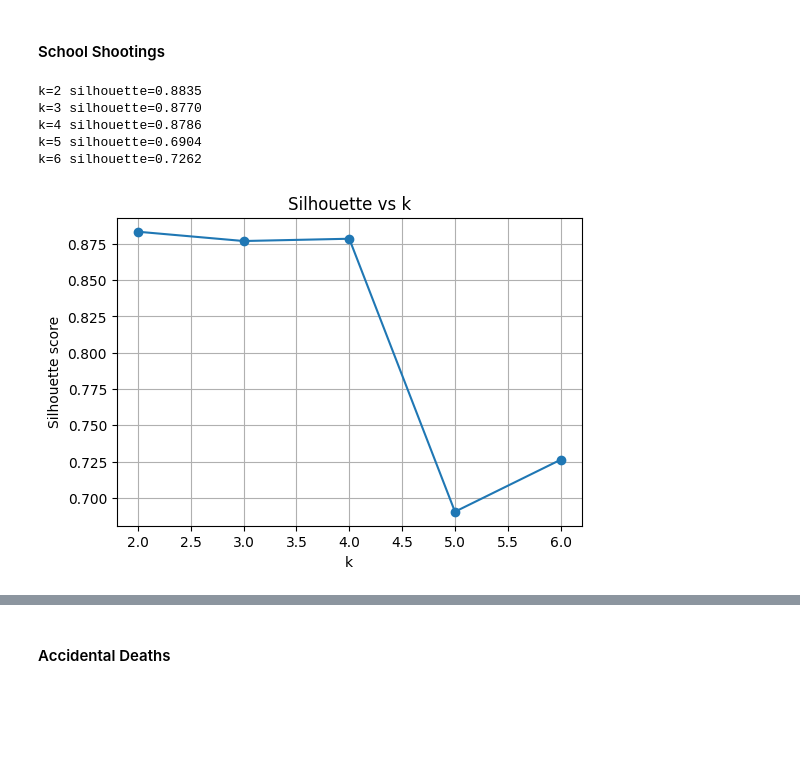
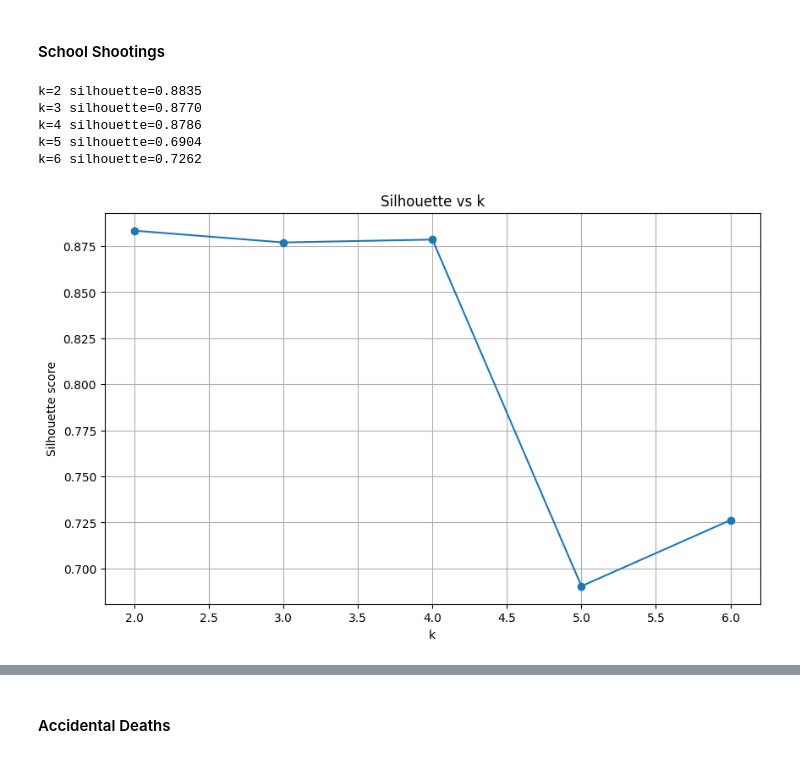
Before and after one commit to kayleedehncke/kayleedehncke_ml-github.io, a Jupyter notebook: website/data/clustering.ipynb, the cells around one changed output, grey strips where cells are left out. Saved outputs shown, nothing was run; the diff lists cells and outputs as text; code cells hidden in the pictures; blank space fills up the shorter version.

```diff
--- a/website/data/clustering.ipynb
+++ b/website/data/clustering.ipynb
@@ -195,35 +202,35 @@ df_num = df_num.dropna(how="all").fillna(0)
 
 X = df_num.values
 
 # 4) scale
 scaler = StandardScaler()
 X_scaled = scaler.fit_transform(X)
 
 # 5) try multiple k values and compute silhouette
 ks = [2,3,4,5,6]
 sil_scores = {}
 for k in ks:
     km = KMeans(n_clusters=k, random_state=42, n_init=10)
     labels = km.fit_predict(X_scaled)
     sil = silhouette_score(X_scaled, labels)
     sil_scores[k] = sil
     print(f"k={k} silhouette={sil:.4f}")
 
 # 6) plot silhouette vs k
-plt.figure(figsize=(6,4))
+plt.figure(figsize=(10,6))
 plt.plot(list(sil_scores.keys()), list(sil_scores.values()), marker="o")
 plt.xlabel("k")
 plt.ylabel("Silhouette score")
 plt.title("Silhouette vs k")
 plt.grid(True)
 plt.show()
 # %% [output]
 k=2 silhouette=0.8835
 k=3 silhouette=0.8770
 k=4 silhouette=0.8786
 k=5 silhouette=0.6904
 k=6 silhouette=0.7262
-[figure, old version]
+[figure, new version]
 # %%
 # 7) visualize clusters for a chosen k (e.g., best_k)
 best_k = max(sil_scores, key=sil_scores.get)
```
Also changed, not shown: parts of 14 cells of this notebook, 17 other files.
